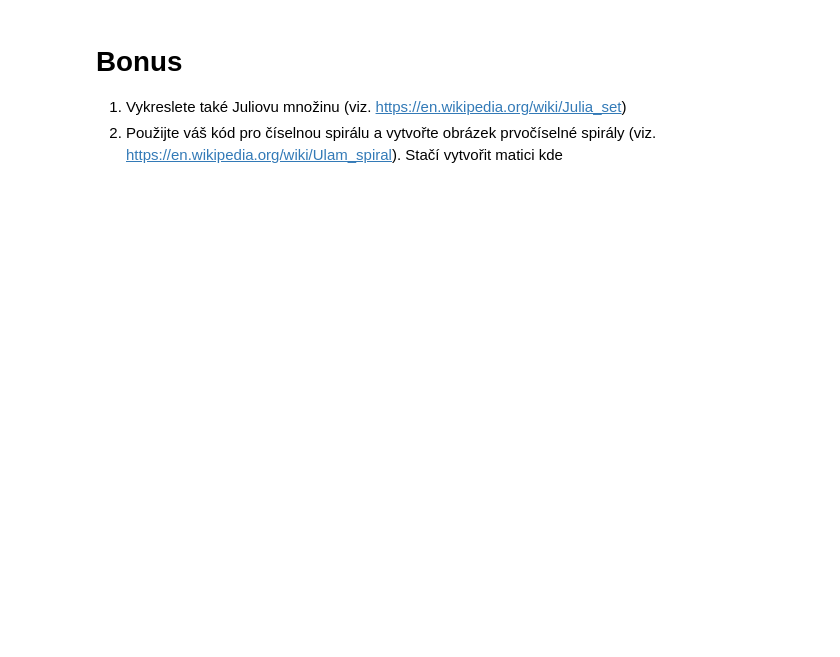
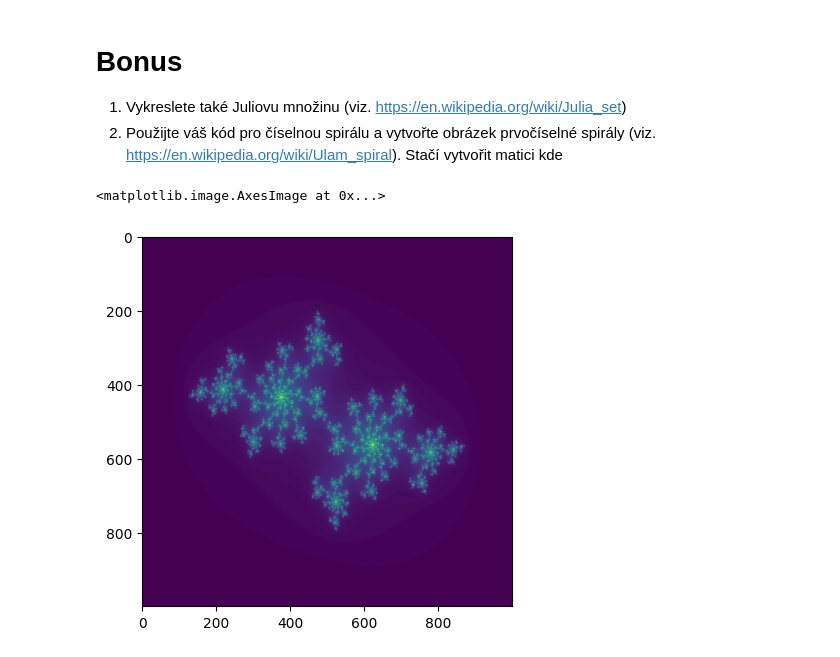
Before and after one commit to Beremi/vvp, a Jupyter notebook: Week_06/DU3.ipynb, the cells around one changed output. Cells and saved outputs as stored; diff of their text form; code cells hidden in the pictures; blank space fills up the shorter version.

```diff
--- a/Week_06/DU3.ipynb
+++ b/Week_06/DU3.ipynb
@@ -80,3 +166,18 @@ def mandelbrot_set(x_min = -2, x_max = 1, y_min = -1.5, y_max = 1.5, n = 1000, k
+# %%
+def mandelbrot_set(x_min = -2, x_max = 1, y_min = -1.5, y_max = 1.5, n = 1000, k = 100):
+    # TODO naimplementujte viz zadání
+    x_axis = np.linspace(x_min, x_max, n)
+    y_axis = np.linspace(y_min, y_max, n)
+    X, Y = np.meshgrid(x_axis, y_axis)
+    C = X + 1j * Y
+    Z = np.zeros_like(C, dtype=np.complex128)
+    divergence_matrix = np.zeros_like(C, dtype=float)
+
+    for i in range(k):
+        Z = Z**2 + C
+        divergence_matrix = divergence_matrix + (np.abs(Z) < 2)
+
+    return divergence_matrix
 # %%
 n = 1000
 k = 100
@@ -87,3 +191,26 @@ plt.imshow(divergence_matrix)
 # Bonus
 1. Vykreslete také Juliovu množinu (viz. https://en.wikipedia.org/wiki/Julia_set)
 2. Použijte váš kód pro číselnou spirálu a vytvořte obrázek prvočíselné spirály (viz. https://en.wikipedia.org/wiki/Ulam_spiral). Stačí vytvořit matici kde
+# %%
+def julia_set(c, x_min=-2, x_max=2, y_min=-1.5, y_max=1.5, n=1000, k=100):
+    x_axis = np.linspace(x_min, x_max, n)
+    y_axis = np.linspace(y_min, y_max, n)
+    X, Y = np.meshgrid(x_axis, y_axis)
+    Z = X + 1j * Y
+    divergence_matrix = np.zeros_like(Z, dtype=float)
+
+    for i in range(k):
+        Z = Z**2 + c
+        mask = np.abs(Z) < 2
+        divergence_matrix += mask
+
+    return divergence_matrix
+# %%
+n = 1000
+k = 100
+c = -0.70176 - 0.3842j
+divergence_matrix = julia_set(c, n=n, k=k)
+plt.imshow(divergence_matrix)
+# %% [output]
+<matplotlib.image.AxesImage at 0x...>
+[figure, added]
```
Also changed, not shown: parts of 17 cells of this notebook, 3 other files.
